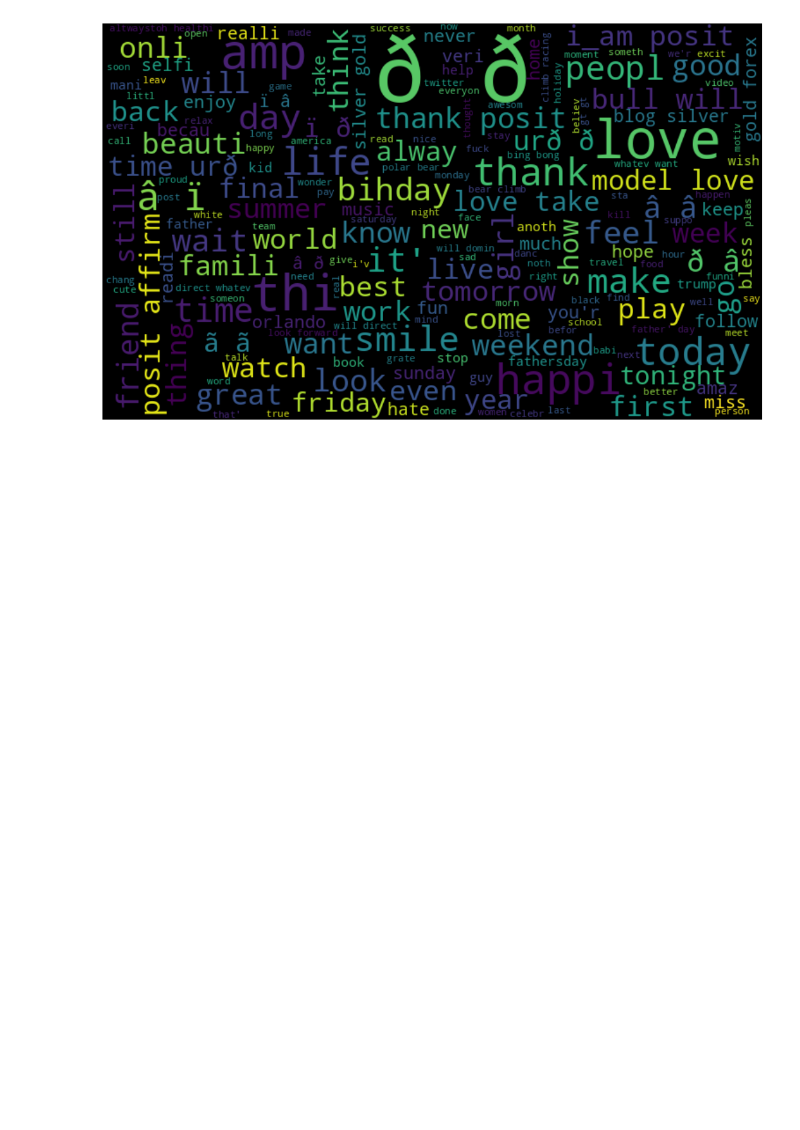
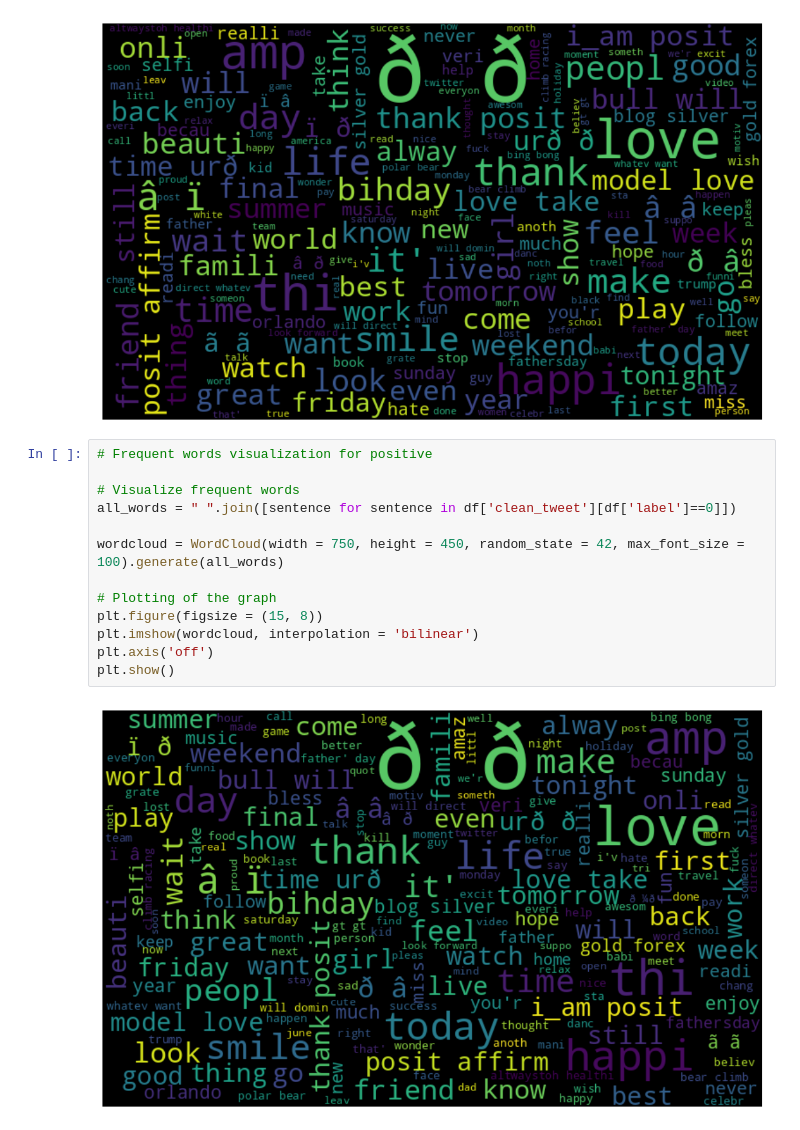
Before and after one commit to aadi-kanwar/Twitter-Sentiment-Analysis, a Jupyter notebook: Twitter_Sentiment_Analysis.ipynb, the cells around one changed output. Saved outputs shown, nothing was run; the diff lists cells and outputs as text; blank space fills up the shorter version.

```diff
--- a/Twitter_Sentiment_Analysis.ipynb
+++ b/Twitter_Sentiment_Analysis.ipynb
@@ -141,3 +141,18 @@ plt.axis('off')
 plt.show()
 # %% [output]
 [figure]
+# %%
+# Frequent words visualization for positive
+
+# Visualize frequent words
+all_words = " ".join([sentence for sentence in df['clean_tweet'][df['label']==0]])
+
+wordcloud = WordCloud(width = 750, height = 450, random_state = 42, max_font_size = 100).generate(all_words)
+
+# Plotting of the graph
+plt.figure(figsize = (15, 8))
+plt.imshow(wordcloud, interpolation = 'bilinear')
+plt.axis('off')
+plt.show()
+# %% [output]
+[figure, added]
```
Also changed, not shown: parts of 13 cells of this notebook.
